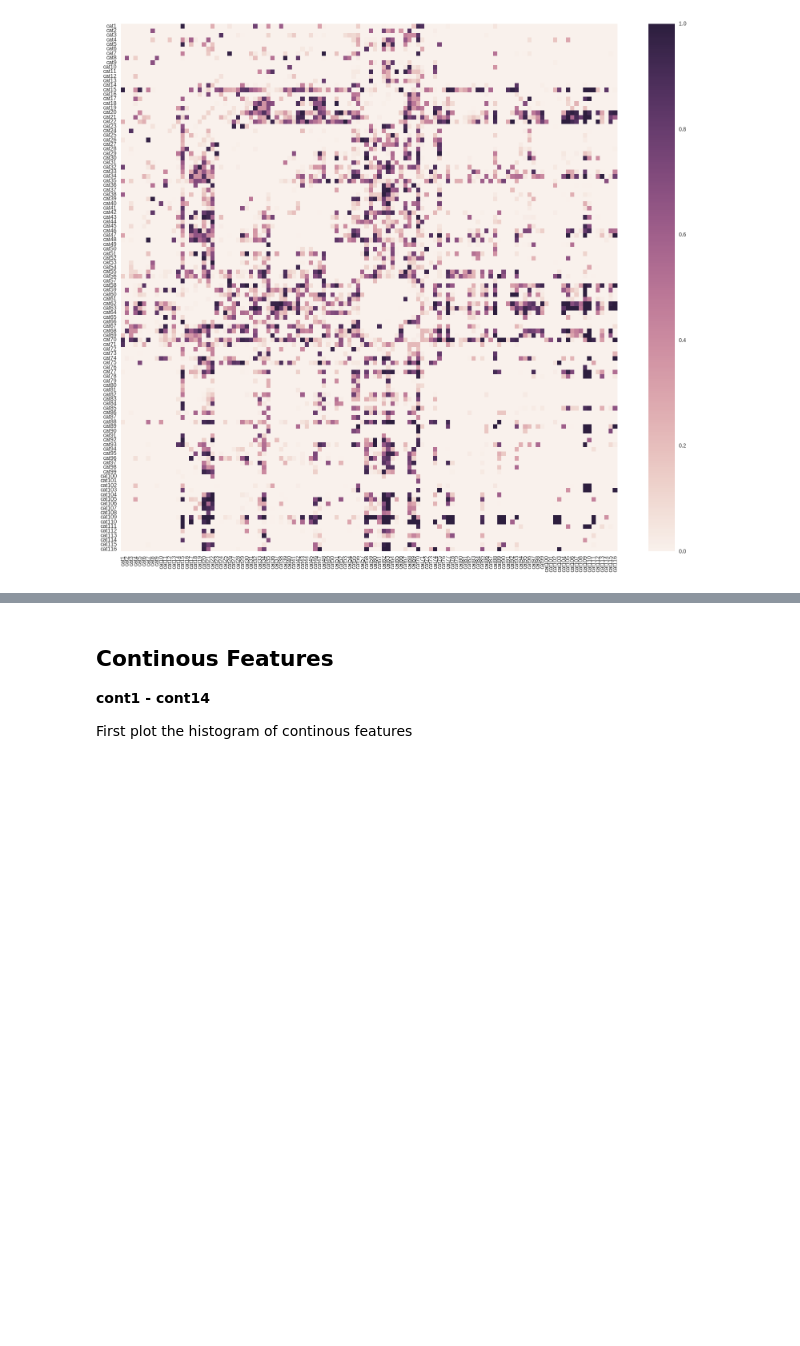
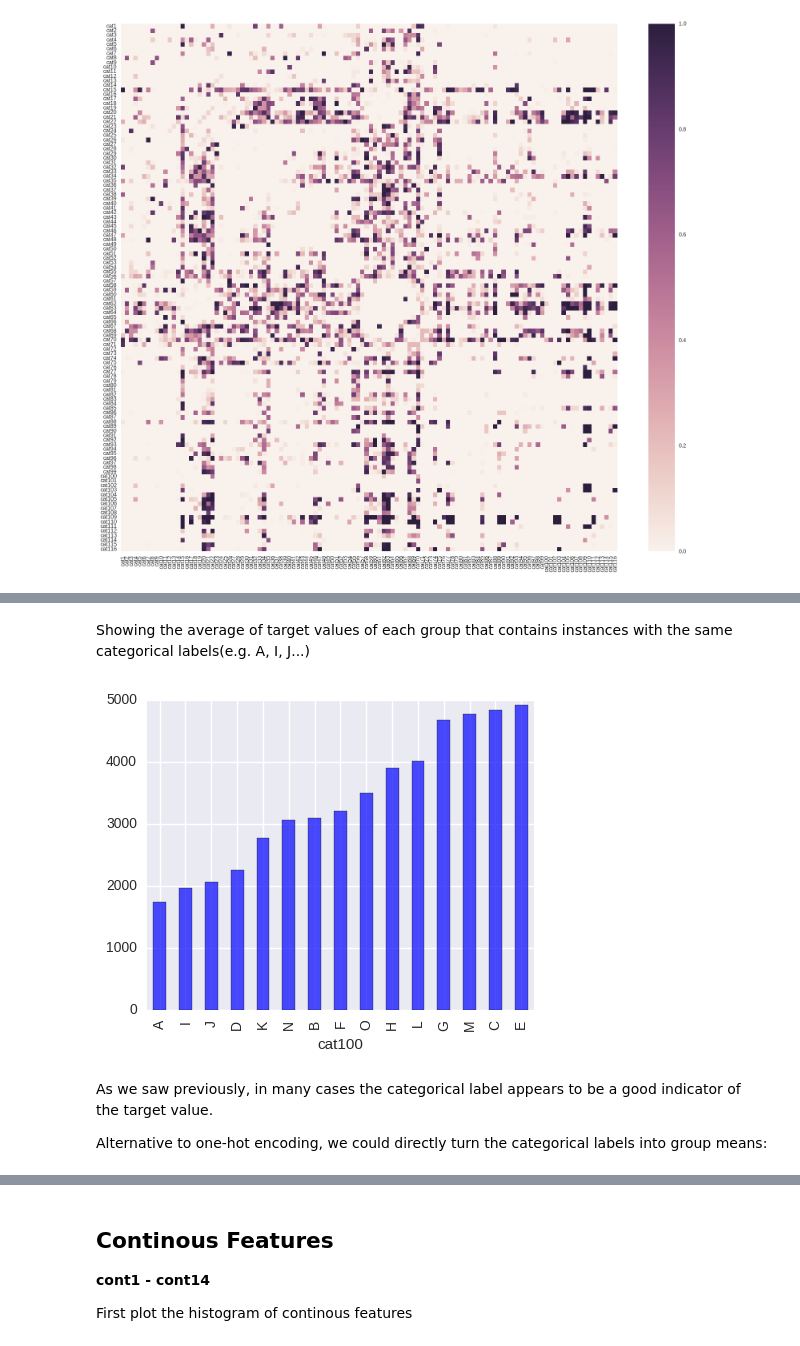
Before and after one commit to chao-ji/allstate_severity, a Jupyter notebook: Exploratory Data Analysis.ipynb, the cells around one changed output, grey strips where cells are left out. Drawn from its saved outputs; the diff is of its cells as text; code cells hidden in the pictures; blank space fills up the shorter version.

```diff
--- a/Exploratory Data Analysis.ipynb
+++ b/Exploratory Data Analysis.ipynb
@@ -164,0 +188,15 @@ There appears to be two horizontal dark **stripes** (row "cat15" - "cat22" and "
+# %% [markdown]
+Showing the average of target values of each group that contains instances with the same categorical labels(e.g. A, I, J...)
+# %%
+y = train["loss"]
+pylab.rcParams['figure.figsize'] = 5, 4
+mean = y.groupby(train.ix[:, "cat100"]).mean()
+mean = mean.sort_values()
+mean.plot(kind="bar", color="b", alpha=0.7)
+plt.show()
+# %% [output]
+[figure, added]
+# %% [markdown]
+As we saw previously, in many cases the categorical label appears to be a good indicator of the target value.
+
+Alternative to one-hot encoding, we could directly turn the categorical labels into group means:
```
Also changed, not shown: parts of 19 cells of this notebook.
